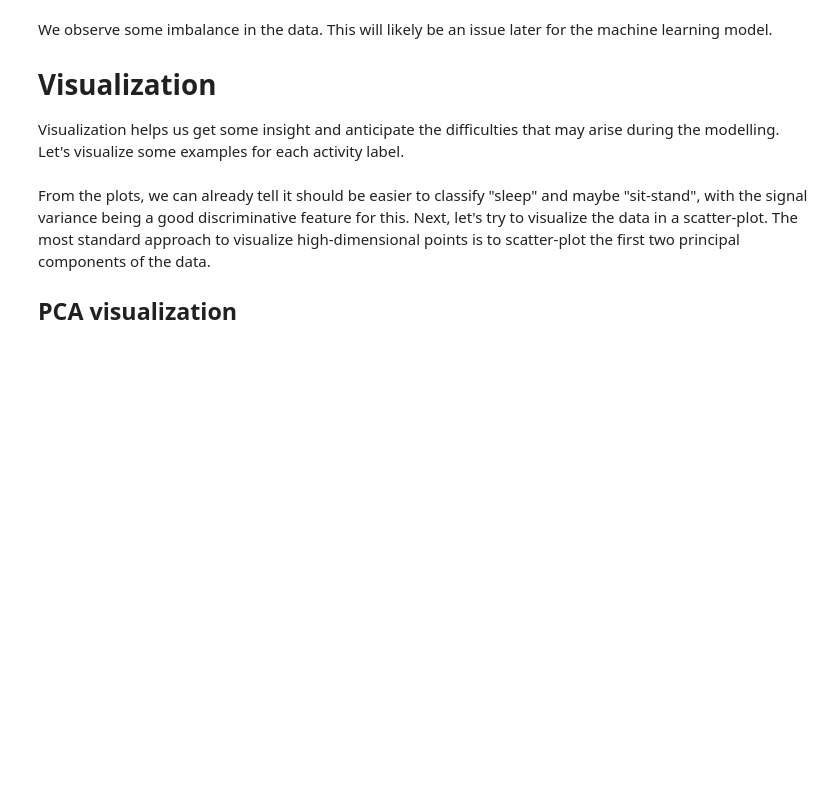
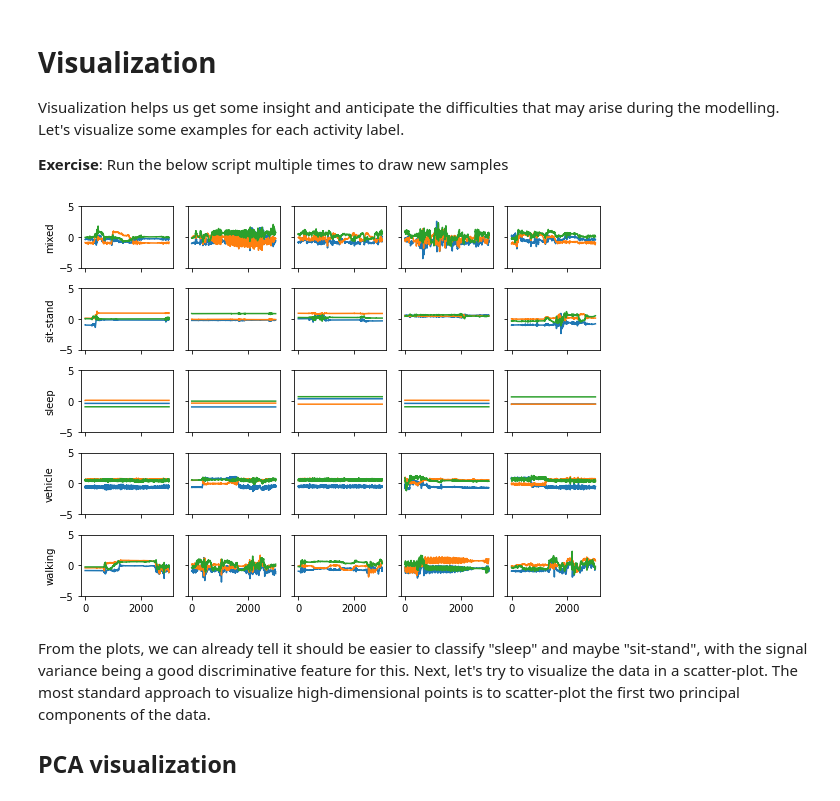
Before and after one commit to OxWearables/Oxford_Wearables_Activity_Recognition, a Jupyter notebook: 0_Intro.ipynb, the cells around one changed output. Drawn from its saved outputs; the diff is of its cells as text; code cells hidden in the pictures; blank space fills up the shorter version.

Commit message:
improve intro; exercises

```diff
--- a/0_Intro.ipynb
+++ b/0_Intro.ipynb
@@ -40,16 +70,5 @@ To run this notebook, you'll need the
 # %%
-
-# Path to capture24 dataset
-CAPTURE24_PATH = 'capture24/'
-
-# Let's see what's in it
-print(f'Content of {CAPTURE24_PATH}')
-print(os.listdir(CAPTURE24_PATH))
-
-# Let's load and inspect one participant
-data = utils.load_data(CAPTURE24_PATH+'P001.csv.gz')
+# Let's load one participant file
+data = utils.load_data('capture24/P001.csv.gz')
 print('\nParticipant P001:')
 print(data)
-
-print("\nAnnotations in P001")
-print(pd.Series(data['annotation'].unique()))
@@ -77,11 +150,9 @@ contains different annotation-to-label mappings that can be used.
 # %%
-ANNO_LABEL_DICT_PATH = CAPTURE24_PATH+'annotation-label-dictionary.csv'
-anno_label_dict = pd.read_csv(ANNO_LABEL_DICT_PATH, index_col='annotation', dtype='string')
-print("Annotation-Label Dictionary")
-print(anno_label_dict)
+anno_label_dict = pd.read_csv(
+    "capture24/annotation-label-dictionary.csv",
+    index_col='annotation',
+    dtype='string'
+)
 
-# Translate annotations using Willetts' labels  (see paper reference at the bottom)
+# Map annotations using Willetts' labels  (see paper reference at the bottom)
 Y = anno_label_dict.loc[Y, 'label:Willetts2018'].to_numpy()
-
-print('\nLabel distribution (Willetts)')
-print(pd.Series(Y).value_counts())
@@ -88,23 +175,26 @@ print(pd.Series(Y).value_counts())
 # %% [markdown]
-We observe some imbalance in the data. This will likely be an issue
-later for the machine learning model.
 
 # Visualization
 Visualization helps us get some insight and anticipate the difficulties that
 may arise during the modelling.
 Let's visualize some examples for each activity label.
+
+
+**Exercise**: Run the below script multiple times to draw new samples
 # %%
 NPLOTS = 5
 unqY = np.unique(Y)
-fig, axs = plt.subplots(len(unqY), NPLOTS, sharex=True, sharey=True, figsize=(10,10))
+fig, axs = plt.subplots(len(unqY), NPLOTS, sharex=True, sharey=True, figsize=(8,6))
 for y, row in zip(unqY, axs):
     idxs = np.random.choice(np.where(Y==y)[0], size=NPLOTS)
     row[0].set_ylabel(y)
     for x, ax in zip(X[idxs], row):
         ax.plot(x)
         ax.set_ylim(-5,5)
 fig.tight_layout()
 fig.show()
+# %% [output]
+[figure, added]
 # %% [markdown]
 From the plots, we can already tell it should be easier to classify "sleep"
 and maybe "sit-stand", with the signal variance being a good discriminative
```
Also changed, not shown: parts of 24 cells of this notebook.
